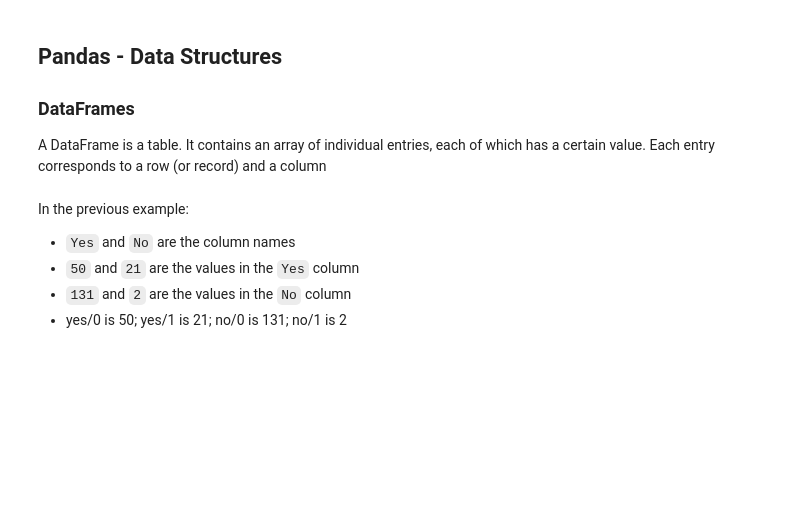
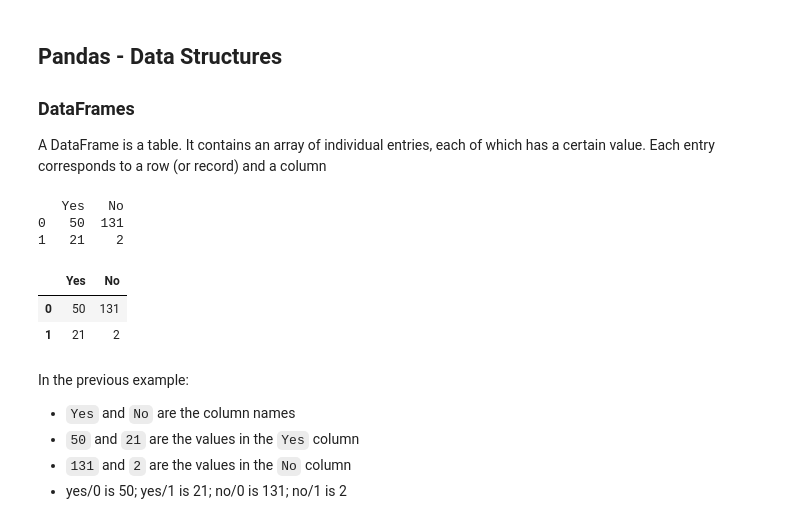
Before and after one commit to moiap13/nomades_python_software_engineer, a Jupyter notebook: cours/jupyter/41_NP_pandas.ipynb, the cells around one changed output. Drawn from its saved outputs; the diff is of its cells as text; code cells hidden in the pictures; blank space fills up the shorter version.

```diff
--- a/cours/jupyter/41_NP_pandas.ipynb
+++ b/cours/jupyter/41_NP_pandas.ipynb
@@ -38,7 +38,16 @@ Pandas has two main data structures: `Series` and `DataFrames`.
 
 A DataFrame is a table. It contains an array of individual entries, each of which has a certain value. Each entry corresponds to a row (or record) and a column
 # %%
-pd.DataFrame({'Yes': [50, 21], 'No': [131, 2]})
+a =pd.DataFrame({'Yes': [50, 21], 'No': [131, 2]})
+print(a)
+a
+# %% [output]
+   Yes   No
+0   50  131
+1   21    2
+|  | Yes | No |
+| 0 | 50 | 131 |
+| 1 | 21 | 2 |
 # %% [markdown]
 In the previous example:
   - `Yes` and `No` are the column names
```
Also changed, not shown: parts of 10 cells of this notebook, 5 other files.
